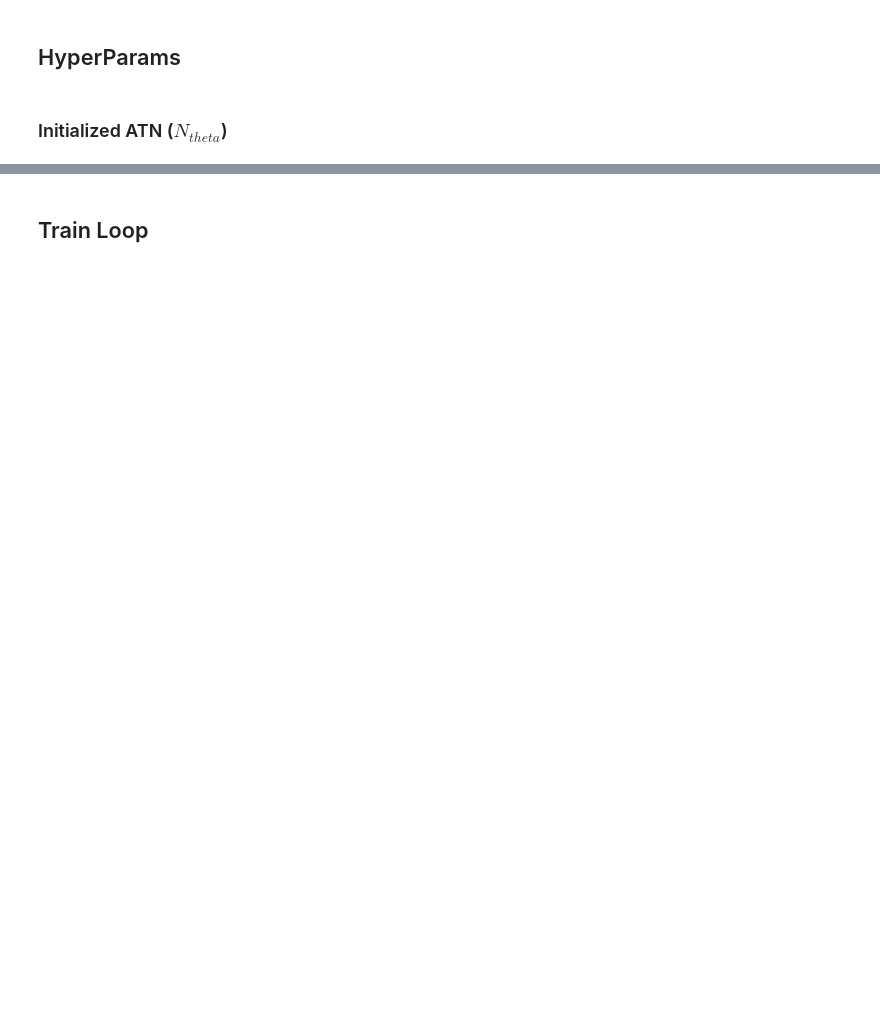
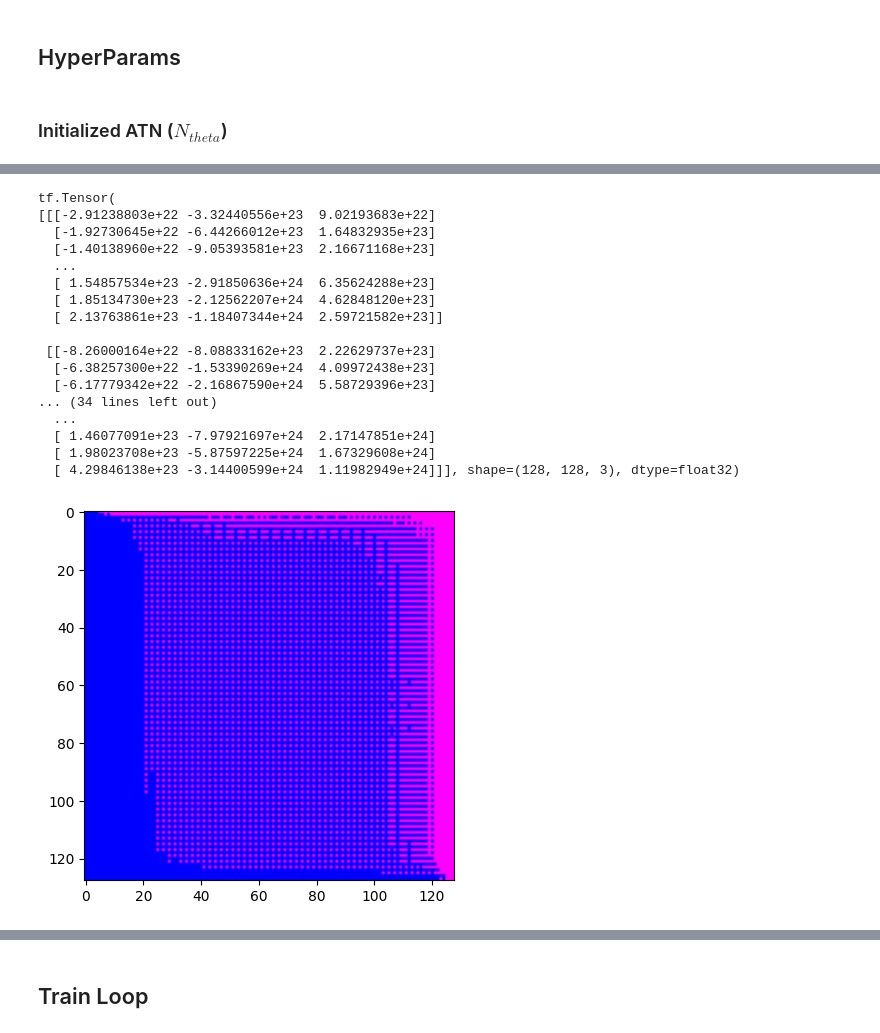
Before and after one commit to cmu-spuds/auramask, a Jupyter notebook: notebooks/alg1.ipynb, the cells around one changed output, grey strips where cells are left out. Cells and saved outputs as stored; diff of their text form; code cells hidden in the pictures; blank space fills up the shorter version.

```diff
--- a/alg1.ipynb
+++ b/notebooks/alg1.ipynb
@@ -112,2 +122,0 @@ plt.show()
-# %%
-model.fit(train_ds)
@@ -122,0 +123,9 @@ I0000 00:00:1708029362.296455  149165 device_compiler.h:186] Compiled cluster us
+# %%
+tensorboard_callback = TensorBoard(log_dir=LOG_DIR)
+# %%
+training_history = model.fit(
+  x=train_ds,
+  batch_size=BATCH_SIZE,
+  callbacks=[tensorboard_callback],
+  epochs=20
+)
@@ -122,0 +141,8 @@ I0000 00:00:1708029362.296455  149165 device_compiler.h:186] Compiled cluster us
+# %%
+for batch in train_ds.take(1):
+  altered = model(batch[0])
+# %%
+print(altered[0,...])
+plt.imshow(altered[0,...])
+plt.show()
+# %% [output]
@@ -122,0 +150,18 @@ I0000 00:00:1708029362.296455  149165 device_compiler.h:186] Compiled cluster us
+tf.Tensor(
+[[[-2.91238803e+22 -3.32440556e+23  9.02193683e+22]
+  [-1.92730645e+22 -6.44266012e+23  1.64832935e+23]
+  [-1.40138960e+22 -9.05393581e+23  2.16671168e+23]
+  ...
+  [ 1.54857534e+23 -2.91850636e+24  6.35624288e+23]
+  [ 1.85134730e+23 -2.12562207e+24  4.62848120e+23]
+  [ 2.13763861e+23 -1.18407344e+24  2.59721582e+23]]
+
+ [[-8.26000164e+22 -8.08833162e+23  2.22629737e+23]
+  [-6.38257300e+22 -1.53390269e+24  4.09972438e+23]
+  [-6.17779342e+22 -2.16867590e+24  5.58729396e+23]
+... (34 lines left out)
+  ...
+  [ 1.46077091e+23 -7.97921697e+24  2.17147851e+24]
+  [ 1.98023708e+23 -5.87597225e+24  1.67329608e+24]
+  [ 4.29846138e+23 -3.14400599e+24  1.11982949e+24]]], shape=(128, 128, 3), dtype=float32)
+[figure, added]
```
Also changed, not shown: parts of 14 cells of this notebook, 15 other files.
